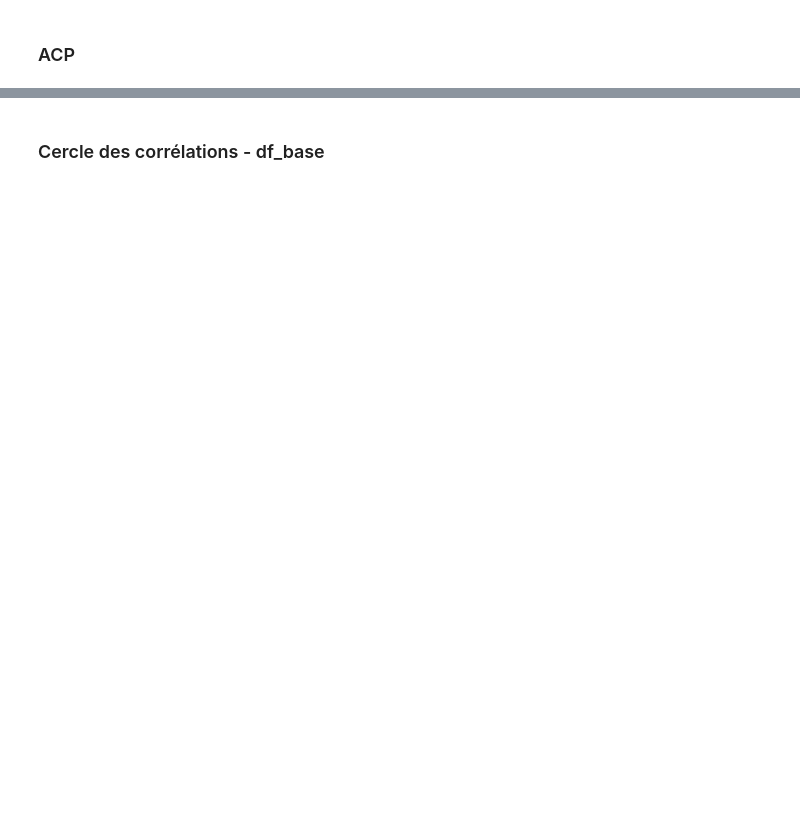
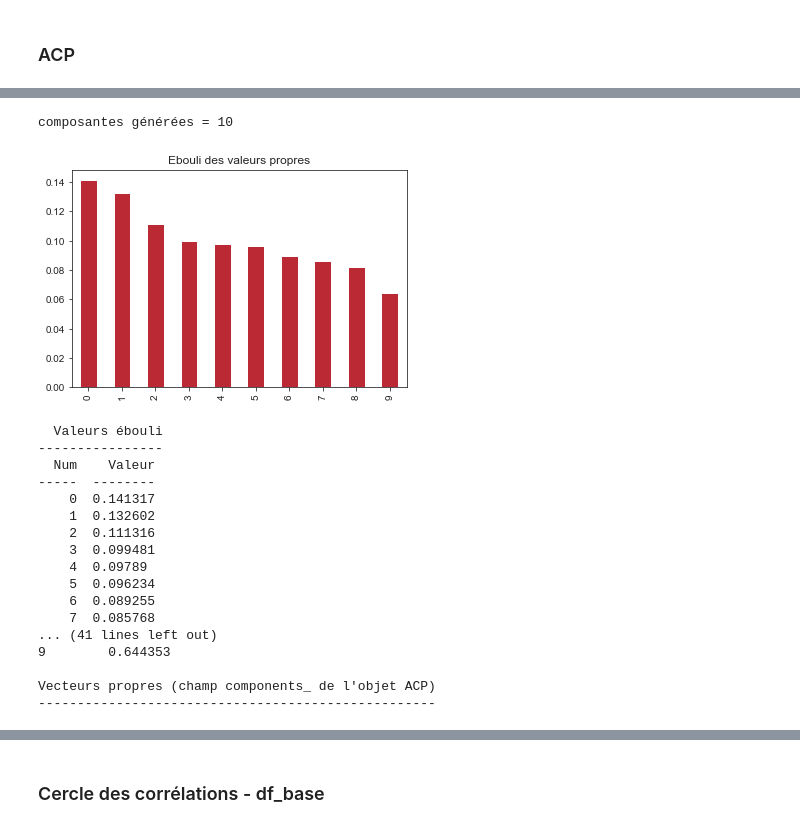
Before and after one commit to flabastie/inca3, a Jupyter notebook: pop3_acp.ipynb, the cells around one changed output, grey strips where cells are left out. Drawn from its saved outputs; the diff is of its cells as text; code cells hidden in the pictures; blank space fills up the shorter version.

```diff
--- a/pop3_acp.ipynb
+++ b/pop3_acp.ipynb
@@ -244,0 +225,71 @@ principalComponents = pca.fit_transform(X_scaled)
+# %%
+# Calcul des composantes principales
+# svd_solver = ‘full’ => algo utilisé pour la décomposition en valeurs singulières
+acp = decomposition.PCA(svd_solver='full')
+principalComponents = acp.fit_transform(X_scaled)
+
+# nbr individus
+n = X_scaled.shape[0]
+
+# nombre de composantes générées
+p = acp.n_components_
+print("composantes générées =", p)
+
+# Ebouli
+ebouli = pd.Series(acp.explained_variance_ratio_)
+ebouli.plot(kind='bar', title="Ebouli des valeurs propres")
+plt.savefig('./images/POP3_variance_ratio.png')
+plt.show()
+
+print('\n  Valeurs ébouli')
+print('----------------')
+print(tabulate(pd.DataFrame(round(ebouli,6)),headers=['Num', 'Valeur'],tablefmt="simple"))
+
+
+#proportion de variance expliquée
+print('\nProportions de variance associées aux axes')
+print('------------------------------------------')
+variances_associees = acp.explained_variance_ratio_
+# print(variances_associees)
+for i, item in enumerate(variances_associees):
+    print(i, '\t', round(item*100,4))
+critere_kaiser = (100/p)
+print(f'Critère de kaiser = {critere_kaiser}%')
+
+# recup info cumulée
+print("\nInfo disponible (cumulée)")
+print("-------------------------")
+info_cumul = np.cumsum(acp.explained_variance_ratio_)
+for i, item in enumerate(info_cumul):
+    print(f"{i+1} comp. =>\t {round(item*100,2)}%")
+
+# Valeurs propres
+print('\nValeurs propres associées aux axes factoriels')
+print('---------------------------------------------')
+eigval = (n-1)/n*acp.explained_variance_
+for i, item in enumerate(eigval):
+    print(i, '\t', round(item,6))
+
+print("\nVecteurs propres (champ components_ de l'objet ACP)")
+print("---------------------------------------------------")
+pd.DataFrame(acp.components_)
+# %% [output]
+composantes générées = 10
+[figure, added]
+  Valeurs ébouli
+----------------
+  Num    Valeur
+-----  --------
+    0  0.141317
+    1  0.132602
+    2  0.111316
+    3  0.099481
+    4  0.09789
+    5  0.096234
+    6  0.089255
+    7  0.085768
+... (41 lines left out)
+9        0.644353
+
+Vecteurs propres (champ components_ de l'objet ACP)
+---------------------------------------------------
```
Also changed, not shown: parts of 27 cells of this notebook, 19 other files.
